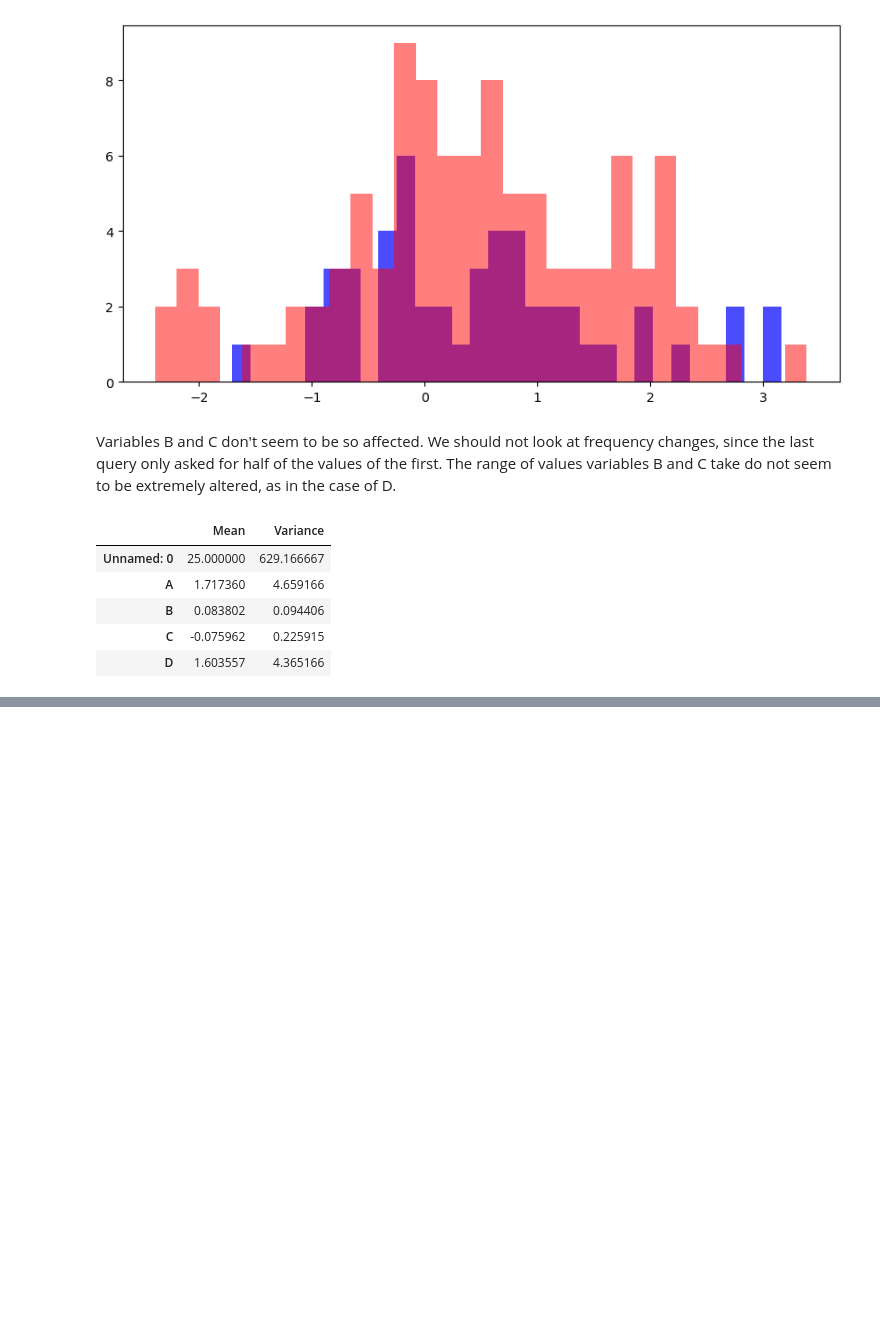
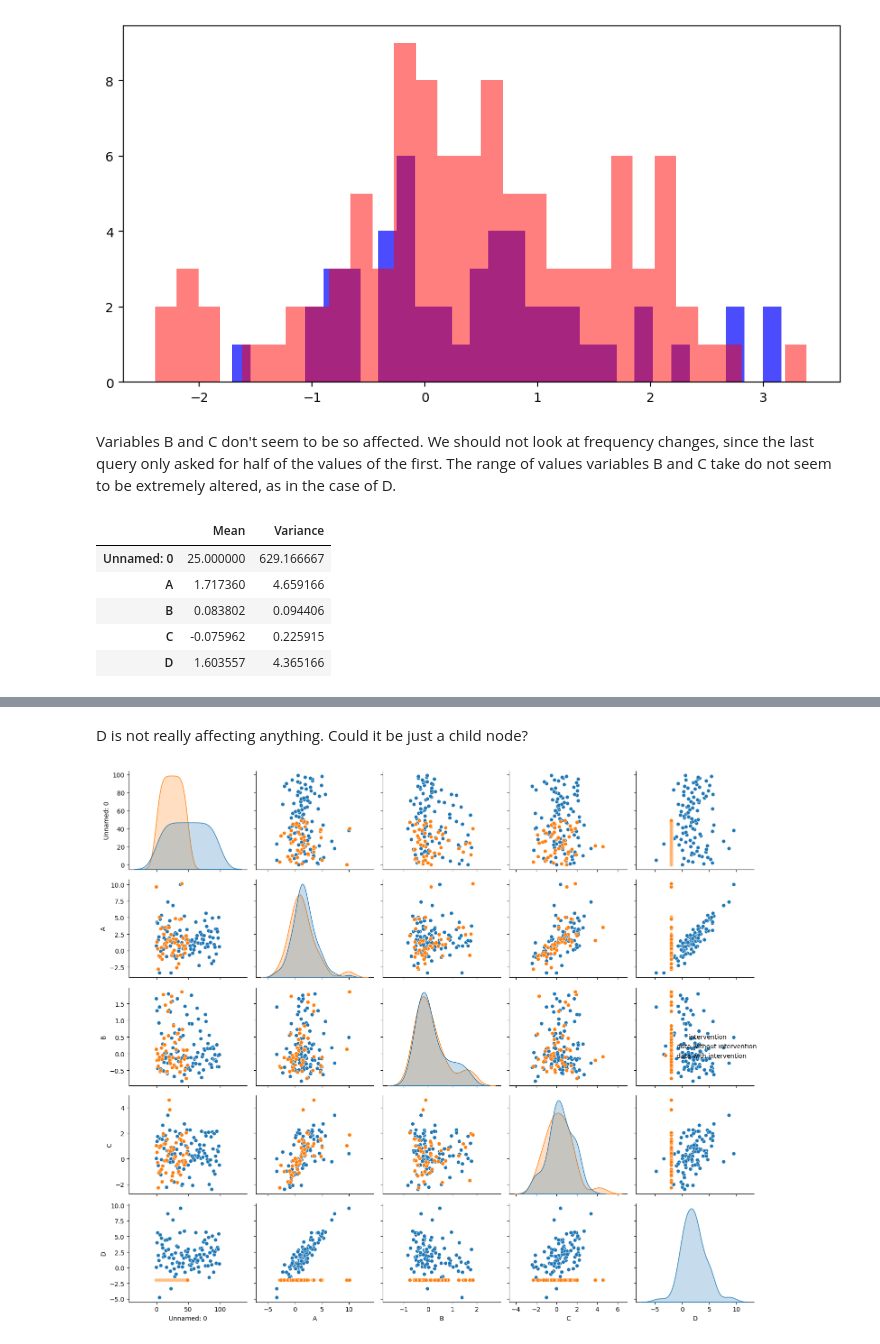
Before and after one commit to amapy-00/miniproject_3_02463, a Jupyter notebook: first_trial_andrea.ipynb, the cells around one changed output, grey strips where cells are left out. Drawn from its saved outputs; the diff is of its cells as text; code cells hidden in the pictures; blank space fills up the shorter version.

```diff
--- a/first_trial_andrea.ipynb
+++ b/first_trial_andrea.ipynb
@@ -152,0 +185,22 @@ params_diff
+# %% [markdown]
+D is not really affecting anything. Could it be just a child node?
+# %%
+# combine the two datasets and add a label column
+df = csv_data
+df_new = csv_data_2
+combined = pd.concat([
+    df.assign(intervention='data without intervention'),
+    df_new.assign(intervention='data with intervention')
+], axis=0)
+
+# plot pairplot with hue
+sns.pairplot(
+    combined,
+    hue='intervention',
+    diag_kind='kde',
+    diag_kws={'common_norm': False}   # normalize each KDE separately
+)
+plt.tight_layout()
+plt.show()
+# %% [output]
+[figure, added]
```
Also changed, not shown: parts of 5 cells of this notebook, 2 other files.
